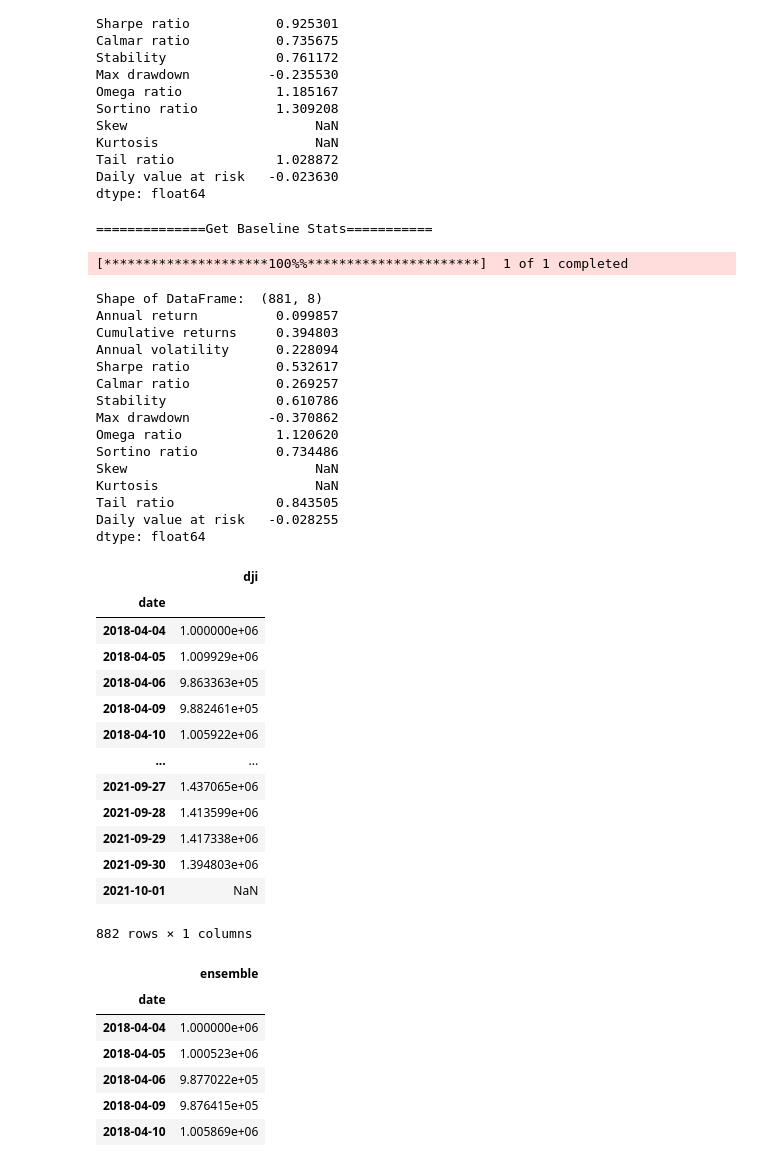
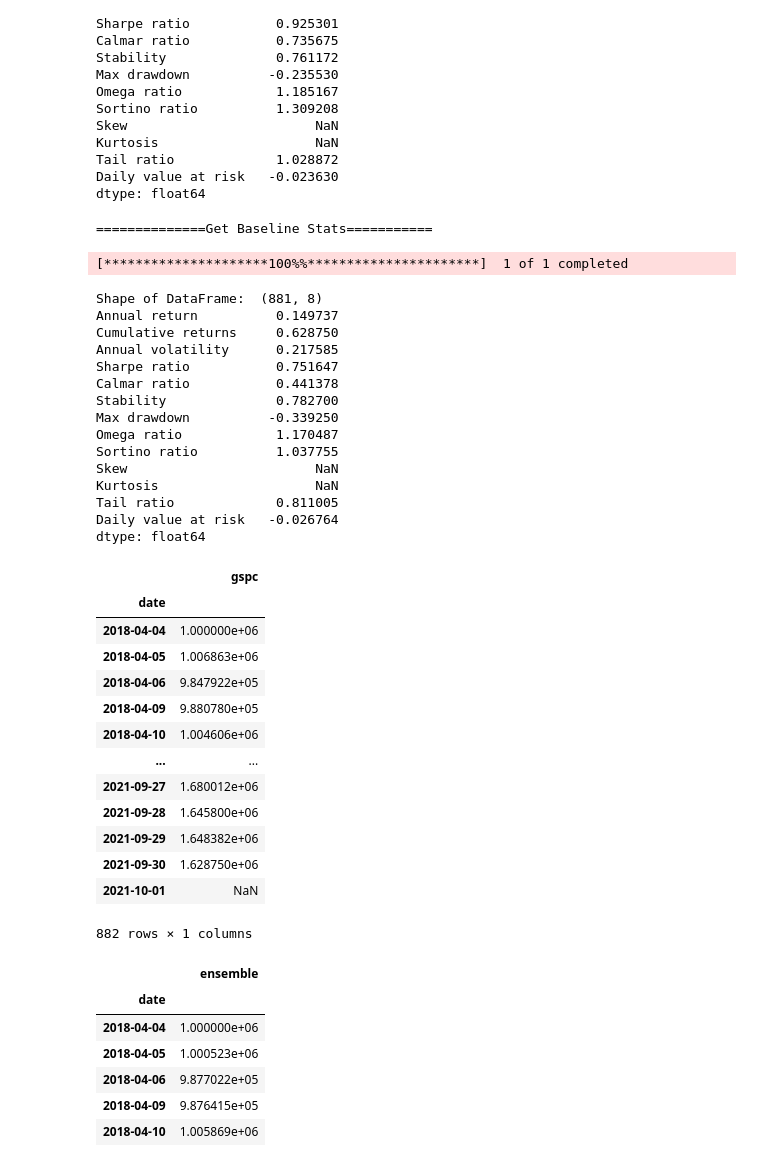
Before and after one commit to SimonCao1207/rl4po, a Jupyter notebook: test.ipynb, the cells around one changed output. Saved outputs shown, nothing was run; the diff lists cells and outputs as text; code cells hidden in the pictures.

```diff
--- a/test.ipynb
+++ b/test.ipynb
@@ -50,12 +53,17 @@ df.head()
 | 4 | 2002-01-02 | 31.250000 | 31.375000 | 29.900000 | 30.900000 | 62600 | BIO | 2 |
 # %%
 from finrl.meta.preprocessor.preprocessors import FeatureEngineer
-fe = FeatureEngineer(use_technical_indicator=True,
-                     tech_indicator_list = INDICATORS,
-                     use_turbulence=True,
-                     user_defined_feature = False)
 
-processed = fe.preprocess_data(df)
-processed = processed.copy()
-processed = processed.fillna(0)
-processed = processed.replace(np.inf,0)
+if os.path.exists("data/df_processed.csv"):
+    fe = FeatureEngineer(use_technical_indicator=True,
+                         tech_indicator_list = INDICATORS,
+                         use_turbulence=True,
+                         user_defined_feature = False)
+
+    processed = fe.preprocess_data(df)
+    processed = processed.copy()
+    processed = processed.fillna(0)
+    processed = processed.replace(np.inf,0)
+    processed.to_csv("df_processed.csv")
+else:
+    processed = pd.read_csv("df_processed.csv")
@@ -140,50 +145,50 @@ dtype: float64
 # %%
 #baseline stats
 print("==============Get Baseline Stats===========")
-df_dji_ = get_baseline(
-        ticker="^DJI",
+df_gspc_ = get_baseline(
+        ticker="^GSPC",
         start = df_account_value.loc[0,'date'],
         end = df_account_value.loc[len(df_account_value)-1,'date'])
 
-stats = backtest_stats(df_dji_, value_col_name = 'close')
+stats = backtest_stats(df_gspc_, value_col_name = 'close')
 # %% [output]
 ==============Get Baseline Stats===========
 [*********************100%%**********************]  1 of 1 completed
 Shape of DataFrame:  (881, 8)
-Annual return          0.099857
-Cumulative returns     0.394803
-Annual volatility      0.228094
-Sharpe ratio           0.532617
-Calmar ratio           0.269257
-Stability              0.610786
-Max drawdown          -0.370862
-Omega ratio            1.120620
-Sortino ratio          0.734486
+Annual return          0.149737
+Cumulative returns     0.628750
+Annual volatility      0.217585
+Sharpe ratio           0.751647
+Calmar ratio           0.441378
+Stability              0.782700
+Max drawdown          -0.339250
+Omega ratio            1.170487
+Sortino ratio          1.037755
 Skew                        NaN
 Kurtosis                    NaN
-Tail ratio             0.843505
-Daily value at risk   -0.028255
+Tail ratio             0.811005
+Daily value at risk   -0.026764
 dtype: float64
 # %%
-df_dji = pd.DataFrame()
-df_dji['date'] = df_account_value['date']
-df_dji['dji'] = df_dji_['close'] / df_dji_['close'][0] * env_kwargs["initial_amount"]
-df_dji.to_csv("df_dji.csv")
-df_dji = df_dji.set_index(df_dji.columns[0])
-df_dji
+df_gspc = pd.DataFrame()
+df_gspc['date'] = df_account_value['date']
+df_gspc['gspc'] = df_gspc_['close'] / df_gspc_['close'][0] * env_kwargs["initial_amount"]
+df_gspc.to_csv("df_gspc.csv")
+df_gspc = df_gspc.set_index(df_gspc.columns[0])
+df_gspc
 # %% [output]
-|  | dji |
+|  | gspc |
 | date |  |
 | 2018-04-04 | 1.000000e+06 |
-| 2018-04-05 | 1.009929e+06 |
-| 2018-04-06 | 9.863363e+05 |
-| 2018-04-09 | 9.882461e+05 |
-| 2018-04-10 | 1.005922e+06 |
+| 2018-04-05 | 1.006863e+06 |
+| 2018-04-06 | 9.847922e+05 |
+| 2018-04-09 | 9.880780e+05 |
+| 2018-04-10 | 1.004606e+06 |
 | ... | ... |
-| 2021-09-27 | 1.437065e+06 |
-| 2021-09-28 | 1.413599e+06 |
-| 2021-09-29 | 1.417338e+06 |
-| 2021-09-30 | 1.394803e+06 |
+| 2021-09-27 | 1.680012e+06 |
+| 2021-09-28 | 1.645800e+06 |
+| 2021-09-29 | 1.648382e+06 |
+| 2021-09-30 | 1.628750e+06 |
 | 2021-10-01 | NaN |
 882 rows × 1 columns
 # %%
```
Also changed, not shown: parts of 5 cells of this notebook, 11 other files.
